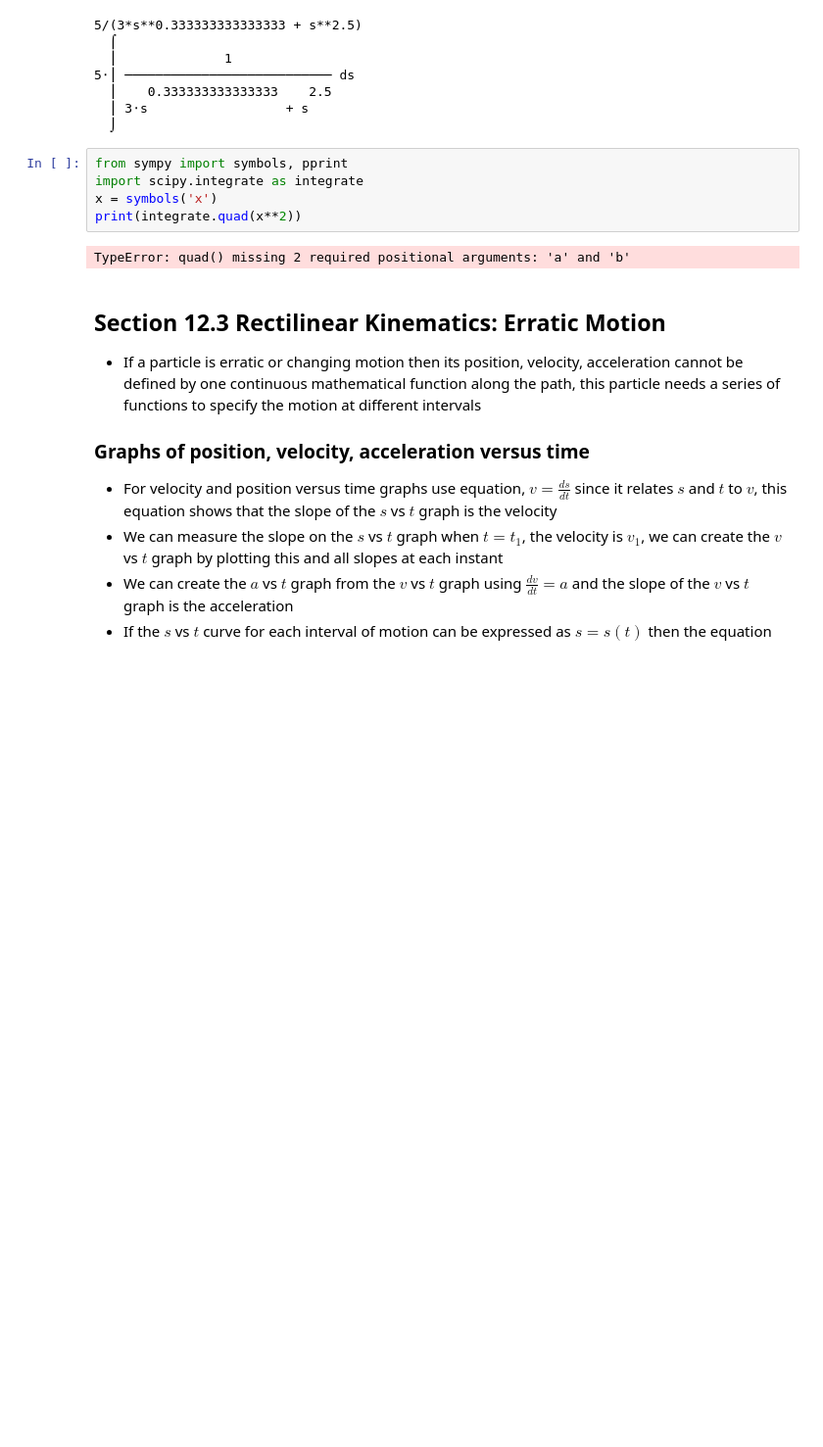
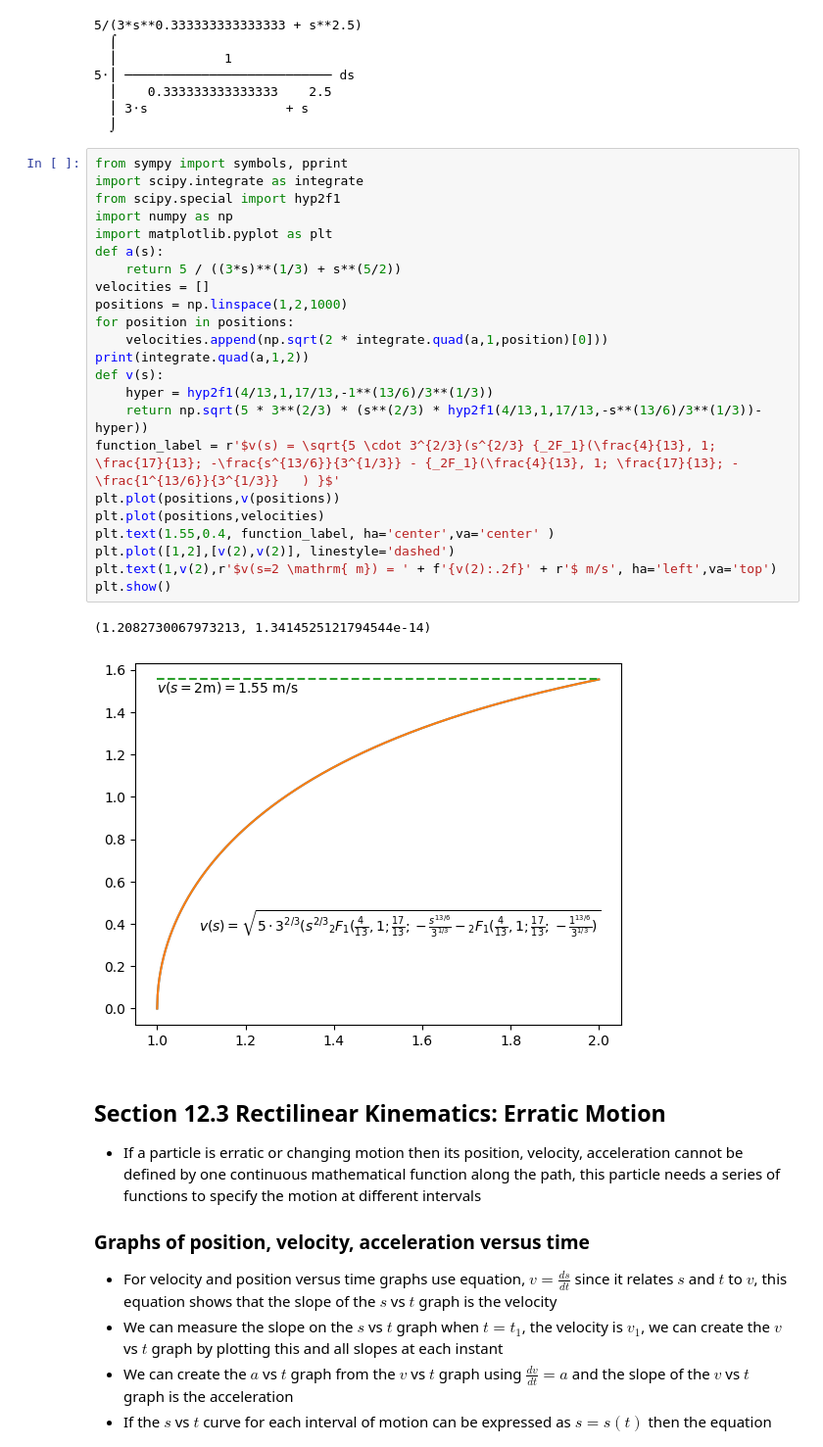
Before and after one commit to michaelhotchkiss/Dynamics, a Jupyter notebook: Chapter 12 - Kinematics of a Particle.ipynb, the cells around one changed output. Shown at 98% size. Cells and saved outputs as stored; diff of their text form; blank space fills up the shorter version.

```diff
--- a/Chapter 12 - Kinematics of a Particle.ipynb
+++ b/Chapter 12 - Kinematics of a Particle.ipynb
@@ -129,13 +129,32 @@ pprint(integrate(test,s))
   ⎮    0.333333333333333    2.5
   ⎮ 3⋅s                  + s
   ⌡
-# %%
-from sympy import symbols, pprint
-import scipy.integrate as integrate
-x = symbols('x')
-print(integrate.quad(x**2))
-# %% [output]
-TypeError: quad() missing 2 required positional arguments: 'a' and 'b'
+# %%
+from sympy import symbols, pprint
+import scipy.integrate as integrate
+from scipy.special import hyp2f1
+import numpy as np
+import matplotlib.pyplot as plt
+def a(s):
+    return 5 / ((3*s)**(1/3) + s**(5/2))
+velocities = []
+positions = np.linspace(1,2,1000)
+for position in positions:
+    velocities.append(np.sqrt(2 * integrate.quad(a,1,position)[0]))
+print(integrate.quad(a,1,2))
+def v(s):
+    hyper = hyp2f1(4/13,1,17/13,-1**(13/6)/3**(1/3))
+    return np.sqrt(5 * 3**(2/3) * (s**(2/3) * hyp2f1(4/13,1,17/13,-s**(13/6)/3**(1/3))- hyper))
+function_label = r'$v(s) = \sqrt{5 \cdot 3^{2/3}(s^{2/3} {_2F_1}(\frac{4}{13}, 1; \frac{17}{13}; -\frac{s^{13/6}}{3^{1/3}} - {_2F_1}(\frac{4}{13}, 1; \frac{17}{13}; -\frac{1^{13/6}}{3^{1/3}}   ) }$'
+plt.plot(positions,v(positions))
+plt.plot(positions,velocities)
+plt.text(1.55,0.4, function_label, ha='center',va='center' )
+plt.plot([1,2],[v(2),v(2)], linestyle='dashed')
+plt.text(1,v(2),r'$v(s=2 \mathrm{ m}) = ' + f'{v(2):.2f}' + r'$ m/s', ha='left',va='top')
+plt.show()
+# %% [output]
+(1.2082730067973213, 1.3414525121794544e-14)
+[figure, added]
 # %% [markdown]
 ## Section 12.3 Rectilinear Kinematics: Erratic Motion
 * If a particle is erratic or changing motion then its position, velocity, acceleration cannot be defined by one continuous mathematical function along the path, this particle needs a series of functions to specify the motion at different intervals
```
Also changed, not shown: 1 other file.
